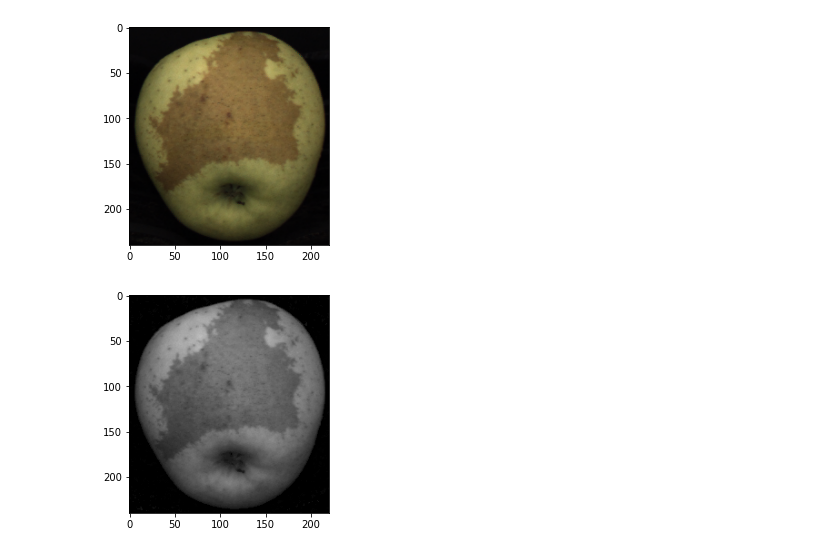
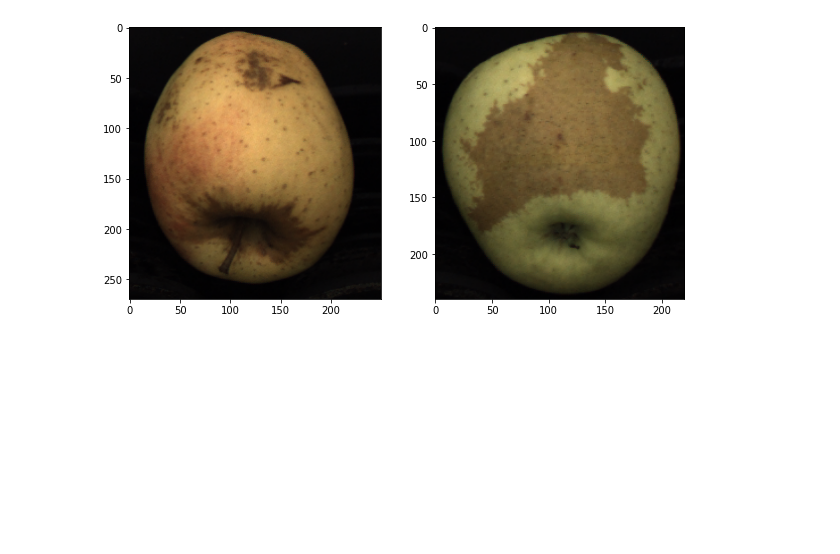
Before and after one commit to camilladybdal/fruit-inspection, a Jupyter notebook: task2.ipynb, the cells around one changed output. Cells and saved outputs as stored; diff of their text form; code cells hidden in the pictures; blank space fills up the shorter version.

```diff
--- a/task2.ipynb
+++ b/task2.ipynb
@@ -29,22 +29,23 @@ def load_image_grey(image_number, ir = True):
     color_image_path = os.path.join(images_second_task_path, color_images[image_number])
     image = cv2.imread(ir_image_path if ir else color_image_path, cv2.IMREAD_GRAYSCALE)
     return image
-# %%
-def show_image(image, grey = False):
-    if not grey:
-        plt.imshow(image)
-    else:
-        plt.imshow(image, cmap="gray", vmin=0, vmax=255)
-    plt.show()
-
-image = load_image(1, False)
-image = cv2.cvtColor(image, cv2.COLOR_BGR2RGB)
-show_image(image)
-
-
-image_grey = load_image_grey(1, False)
-show_image(image_grey, True)
-# %% [output]
-[figure, removed]
-[figure, removed]
+# %%
+apple1 = load_image(0, False)
+apple2 = load_image(1, False)
+apple1_color = cv2.cvtColor(apple1, cv2.COLOR_BGR2RGB)
+apple2_color = cv2.cvtColor(apple2, cv2.COLOR_BGR2RGB)
+
+apple1_grey = load_image_grey(0, False)
+apple2_grey = load_image_grey(1, False)
+
+def show_apples(apple1, apple2):
+    plt.figure(figsize=(10,5))
+    plt.subplot(1, 2, 1)
+    plt.imshow(apple1)
+    plt.subplot(1, 2, 2)
+    plt.imshow(apple2)
+
+show_apples(apple1_color, apple2_color)
+# %% [output]
+[figure, added]
 # %%
```
Also changed, not shown: parts of 5 cells of this notebook.
